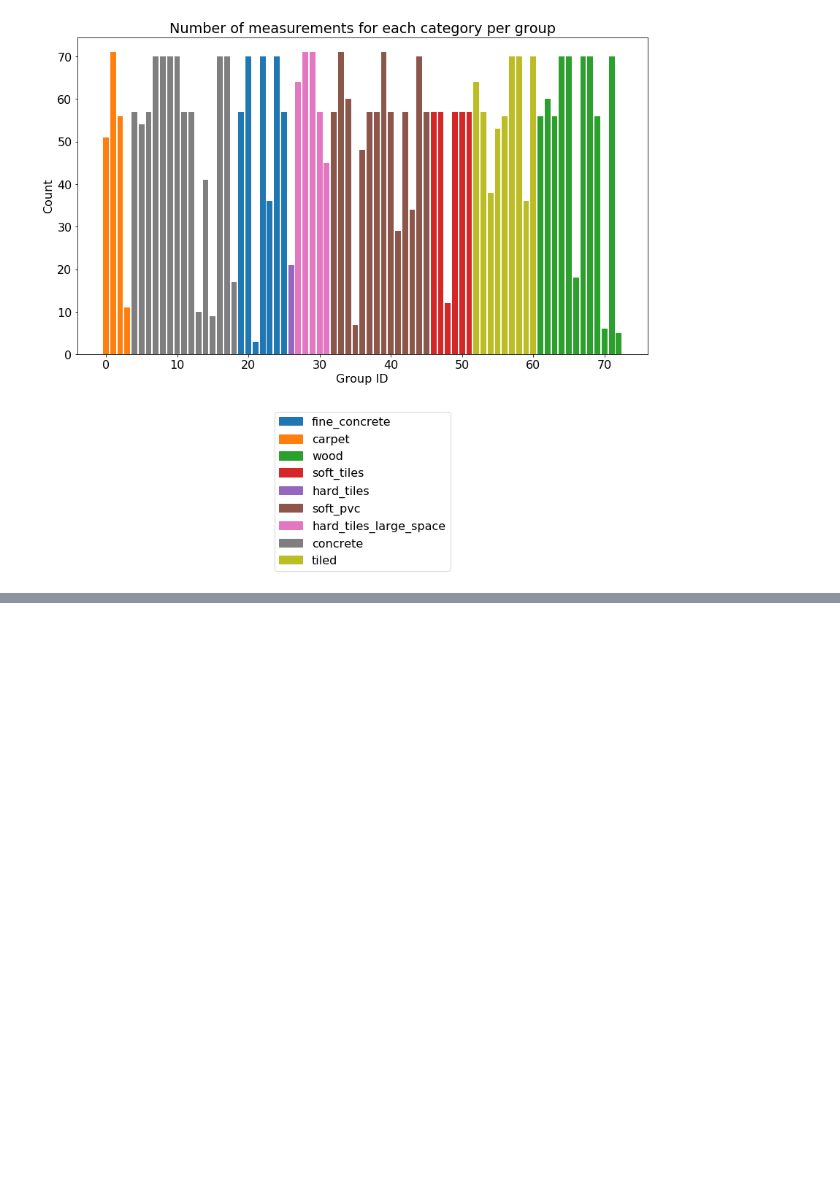
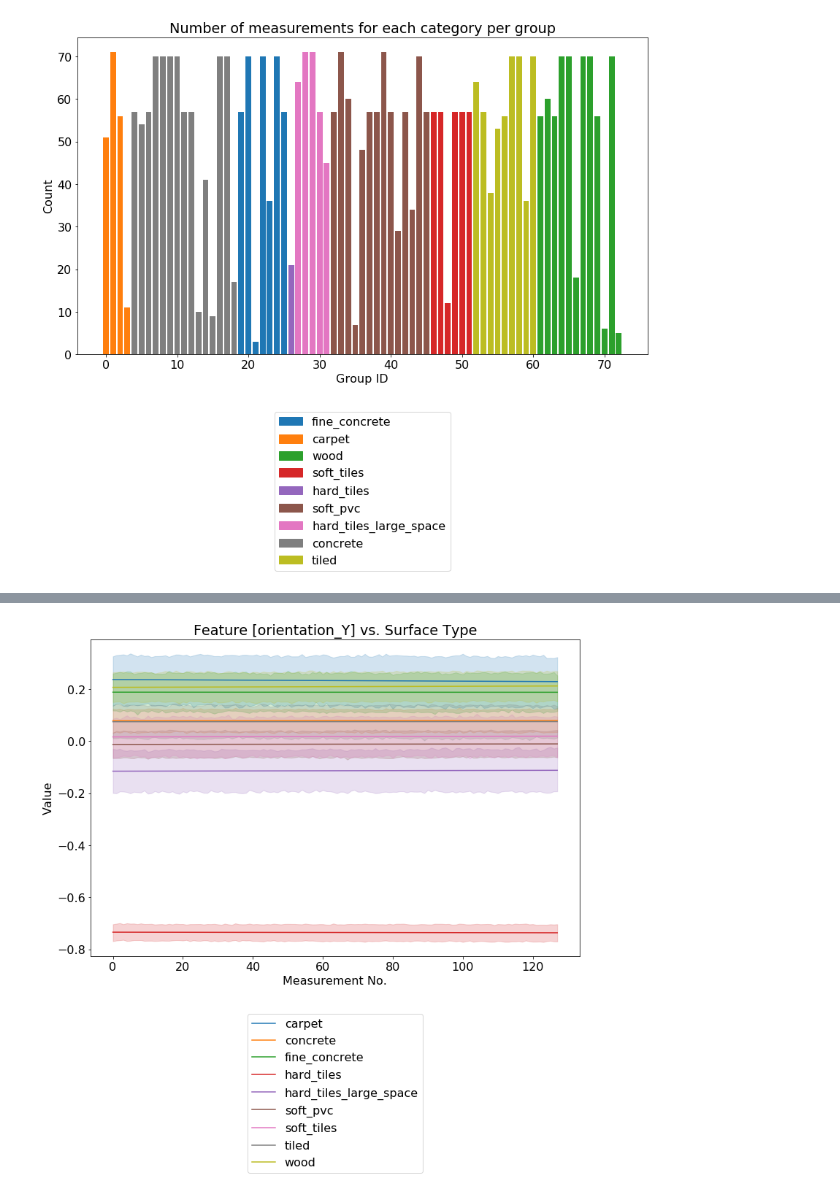
Before and after one commit to devforfu/careercon2019, a Jupyter notebook: 02_eda.ipynb, the cells around one changed output, grey strips where cells are left out. Saved outputs shown, nothing was run; the diff lists cells and outputs as text; code cells hidden in the pictures; blank space fills up the shorter version.

```diff
--- a/02_eda.ipynb
+++ b/02_eda.ipynb
@@ -105,0 +118,4 @@ _ = ax.legend(loc='lower center', bbox_to_anchor=(0.5, -0.7))
+# %%
+line_plot(surf_groups, 'orientation_Y')
+# %% [output]
+[figure, added]
```
Also changed, not shown: parts of 18 cells of this notebook.
